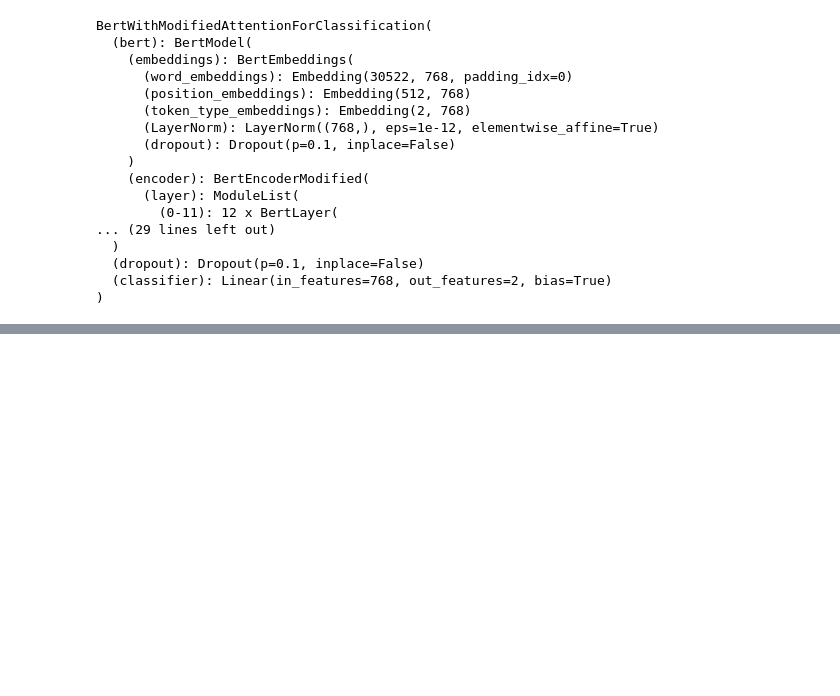
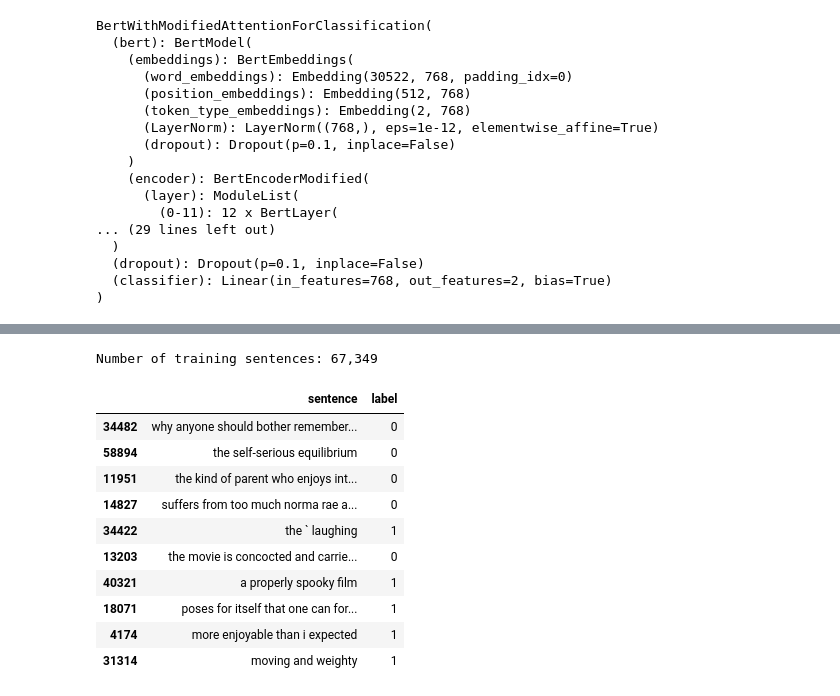
Before and after one commit to yi-juho/-K_MHAS-_HuggingFace_dataset_MultiBERT_shared, a Jupyter notebook: CoLA_Document_Classification_BERT.ipynb, the cells around one changed output, grey strips where cells are left out. Drawn from its saved outputs; the diff is of its cells as text; code cells hidden in the pictures; blank space fills up the shorter version.

```diff
--- a/CoLA_Document_Classification_BERT.ipynb
+++ b/CoLA_Document_Classification_BERT.ipynb
@@ -2986,0 +3121,25 @@ BertWithModifiedAttentionForClassification(
+# %%
+import pandas as pd
+
+# Load the SST-2 training set into a pandas DataFrame.
+# The SST-2 zip unpacks to a folder “SST-2” containing “train.tsv”, which has a header.
+df = pd.read_csv("./SST-2/train.tsv", sep='\t')
+
+# Report the number of training sentences.
+print('Number of training sentences: {:,}\n'.format(df.shape[0]))
+
+# Display 10 random rows from the data.
+df.sample(10)
+# %% [output]
+Number of training sentences: 67,349
+|  | sentence | label |
+| 34482 | why anyone should bother remember... | 0 |
+| 58894 | the self-serious equilibrium | 0 |
+| 11951 | the kind of parent who enjoys int... | 0 |
+| 14827 | suffers from too much norma rae a... | 0 |
+| 34422 | the ` laughing | 1 |
+| 13203 | the movie is concocted and carrie... | 0 |
+| 40321 | a properly spooky film | 1 |
+| 18071 | poses for itself that one can for... | 1 |
+| 4174 | more enjoyable than i expected | 1 |
+| 31314 | moving and weighty | 1 |
```
Also changed, not shown: parts of 51 cells of this notebook.
